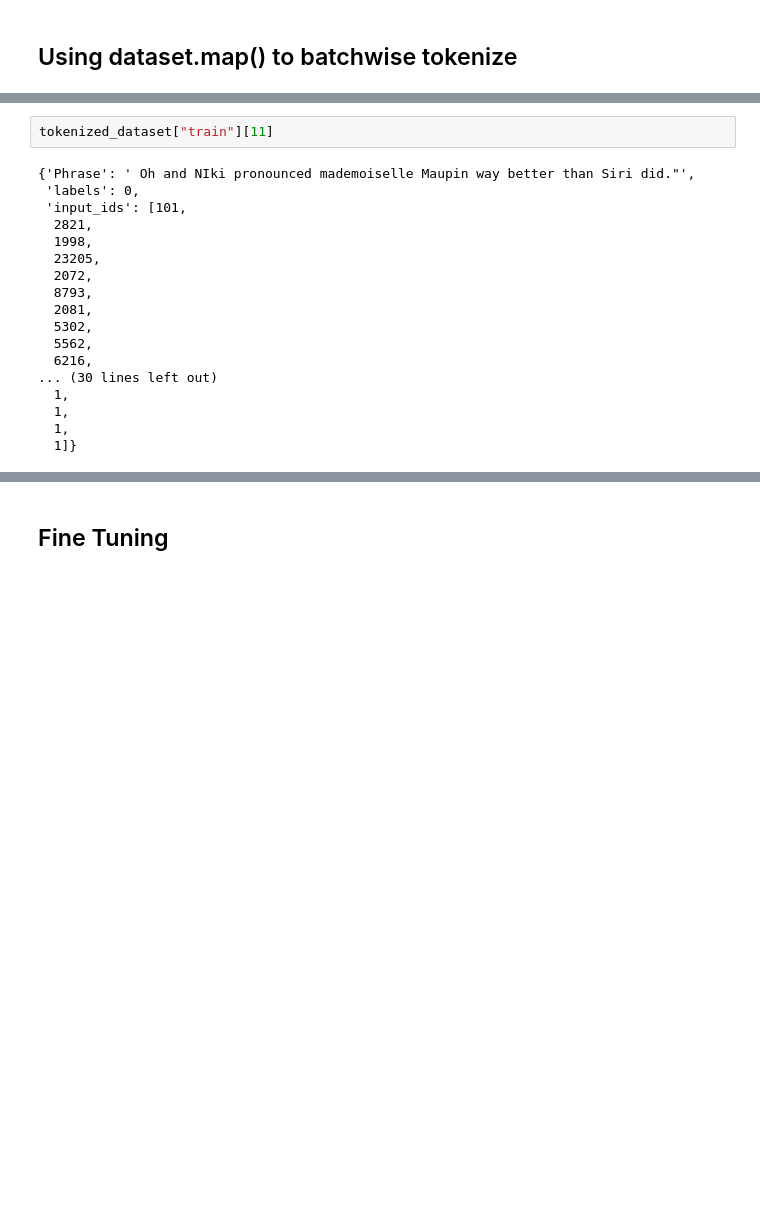
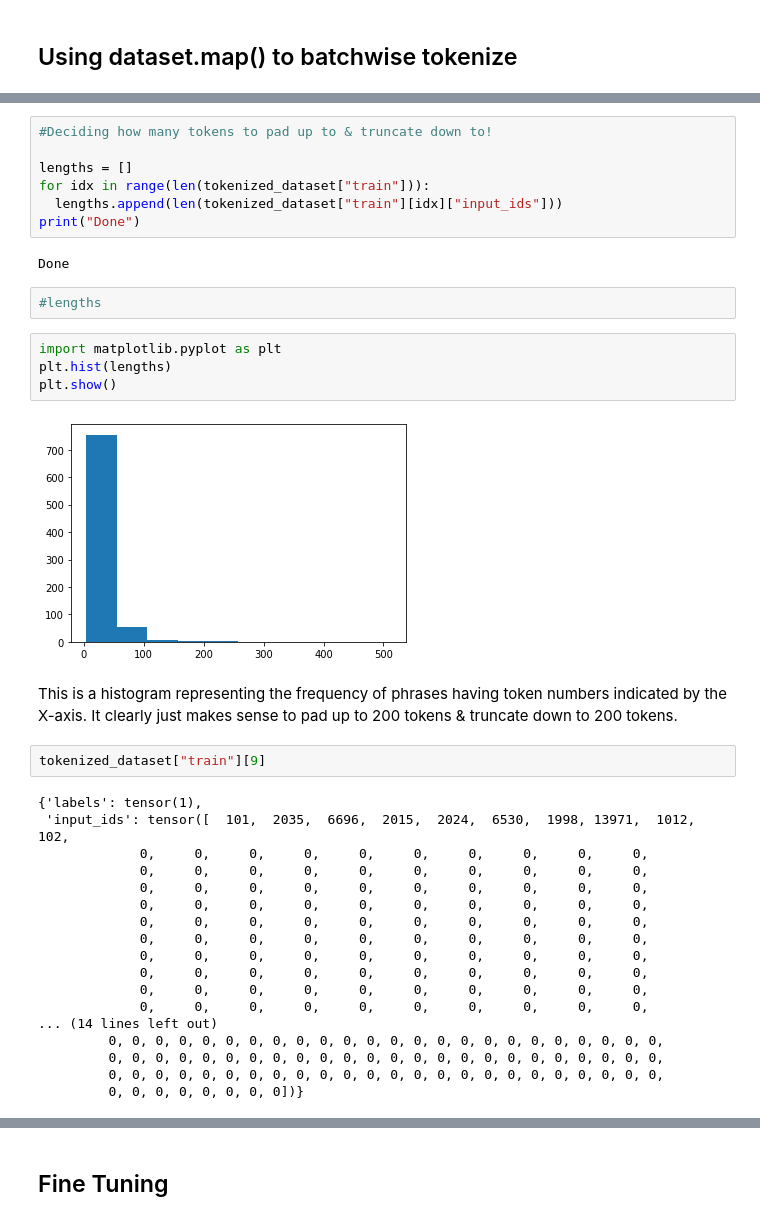
Before and after one commit to vikram71198/Transformers, a Jupyter notebook: Hate Speech Detection/Hate Speech Detection.ipynb, the cells around one changed output, grey strips where cells are left out. Saved outputs shown, nothing was run; the diff lists cells and outputs as text; blank space fills up the shorter version.

```diff
--- a/Hate Speech Detection/Hate Speech Detection.ipynb
+++ b/Hate Speech Detection/Hate Speech Detection.ipynb
@@ -432,25 +448,44 @@ data_collator = DataCollatorWithPadding(tokenizer=tokenizer)
 print("Done")
 # %% [output]
 Done
+# %%
+#Deciding how many tokens to pad up to & truncate down to!
+
+lengths = []
+for idx in range(len(tokenized_dataset["train"])):
+  lengths.append(len(tokenized_dataset["train"][idx]["input_ids"]))
+print("Done")
+# %% [output]
+Done
+# %%
+#lengths
+# %%
+import matplotlib.pyplot as plt
+plt.hist(lengths)
+plt.show()
+# %% [output]
+[figure, added]
+# %% [markdown]
+This is a histogram representing the frequency of phrases having token numbers indicated by the X-axis. It clearly just makes sense to pad up to 200 tokens & truncate down to 200 tokens.
 # %%
-tokenized_dataset["train"][11]
+tokenized_dataset["train"][9]
 # %% [output]
-{'Phrase': ' Oh and NIki pronounced mademoiselle Maupin way better than Siri did."',
- 'labels': 0,
- 'input_ids': [101,
-  2821,
-  1998,
-  23205,
-  2072,
-  8793,
-  2081,
-  5302,
-  5562,
-  6216,
-... (30 lines left out)
-  1,
-  1,
-  1,
-  1]}
+{'labels': tensor(1),
+ 'input_ids': tensor([  101,  2035,  6696,  2015,  2024,  6530,  1998, 13971,  1012,   102,
+             0,     0,     0,     0,     0,     0,     0,     0,     0,     0,
+             0,     0,     0,     0,     0,     0,     0,     0,     0,     0,
+             0,     0,     0,     0,     0,     0,     0,     0,     0,     0,
+             0,     0,     0,     0,     0,     0,     0,     0,     0,     0,
+             0,     0,     0,     0,     0,     0,     0,     0,     0,     0,
+             0,     0,     0,     0,     0,     0,     0,     0,     0,     0,
+             0,     0,     0,     0,     0,     0,     0,     0,     0,     0,
+             0,     0,     0,     0,     0,     0,     0,     0,     0,     0,
+             0,     0,     0,     0,     0,     0,     0,     0,     0,     0,
+             0,     0,     0,     0,     0,     0,     0,     0,     0,     0,
+... (14 lines left out)
+         0, 0, 0, 0, 0, 0, 0, 0, 0, 0, 0, 0, 0, 0, 0, 0, 0, 0, 0, 0, 0, 0, 0, 0,
+         0, 0, 0, 0, 0, 0, 0, 0, 0, 0, 0, 0, 0, 0, 0, 0, 0, 0, 0, 0, 0, 0, 0, 0,
+         0, 0, 0, 0, 0, 0, 0, 0, 0, 0, 0, 0, 0, 0, 0, 0, 0, 0, 0, 0, 0, 0, 0, 0,
+         0, 0, 0, 0, 0, 0, 0, 0])}
 # %%
 #Checking tokenization results
```
Also changed, not shown: parts of 28 cells of this notebook.
